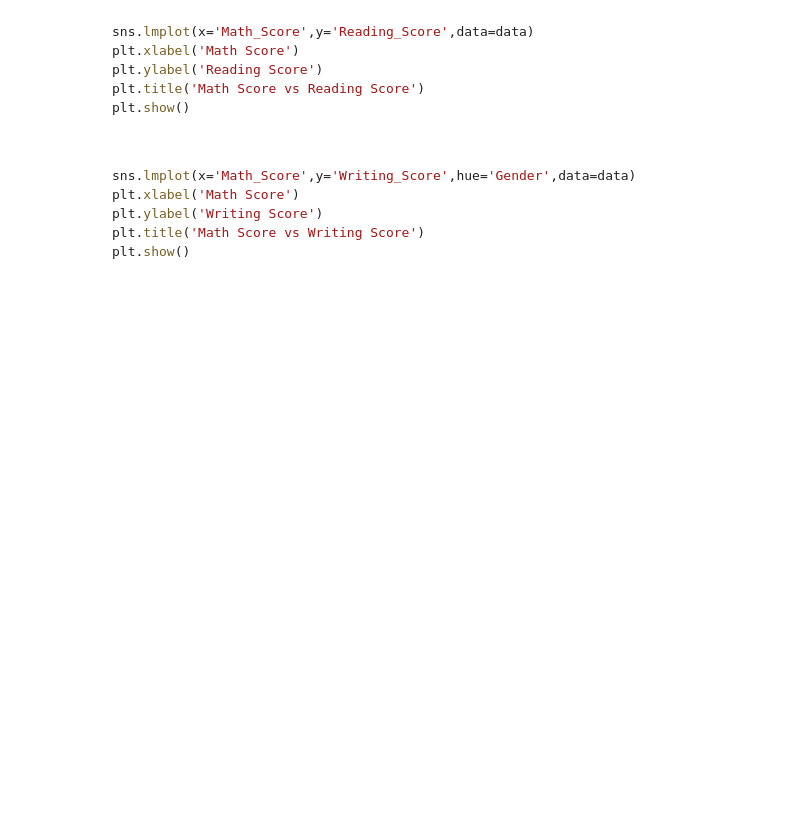
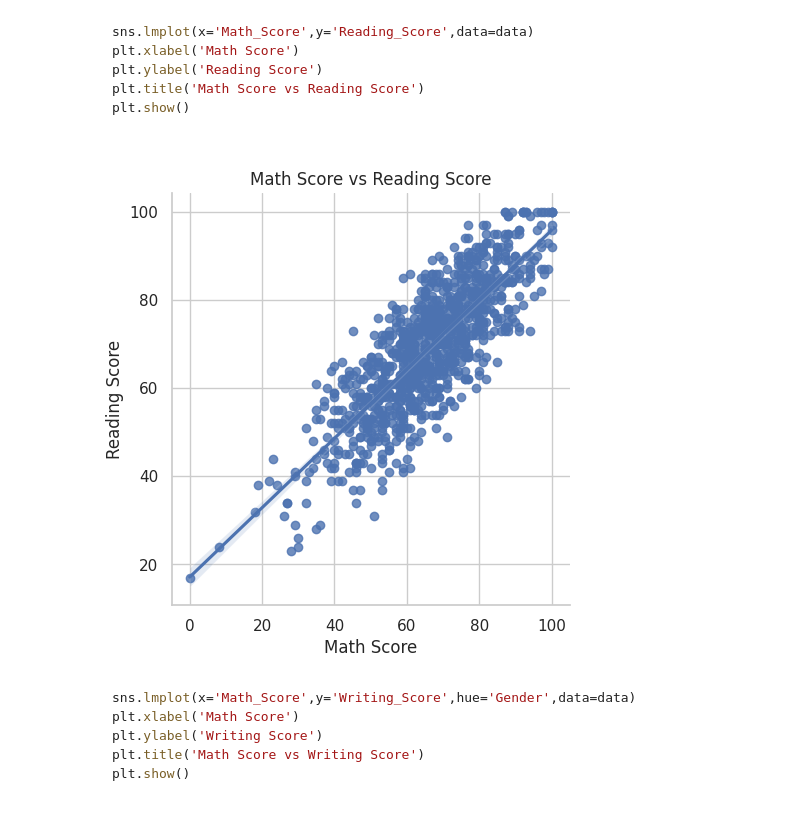
Before and after one commit to FlavioC30/PracticasSisDInfII, a Jupyter notebook: 04_seaborn.ipynb, the cells around one changed output. Saved outputs shown, nothing was run; the diff lists cells and outputs as text; code cells hidden in the pictures; blank space fills up the shorter version.

````diff
--- a/04_seaborn.ipynb
+++ b/04_seaborn.ipynb
@@ -441,6 +454,14 @@ plt.xlabel('Math Score')
 plt.ylabel('Reading Score')
 plt.title('Math Score vs Reading Score')
 plt.show()
+# %%
+sns.lmplot(x='Math_Score',y='Reading_Score',data=data)
+plt.xlabel('Math Score')
+plt.ylabel('Reading Score')
+plt.title('Math Score vs Reading Score')
+plt.show()
+# %% [output]
+[figure, added]
 # %% [markdown]
 ```python
 sns.lmplot(x='Math_Score',y='Writing_Score',hue='Gender',data=data)
````
Also changed, not shown: parts of 14 cells of this notebook.
